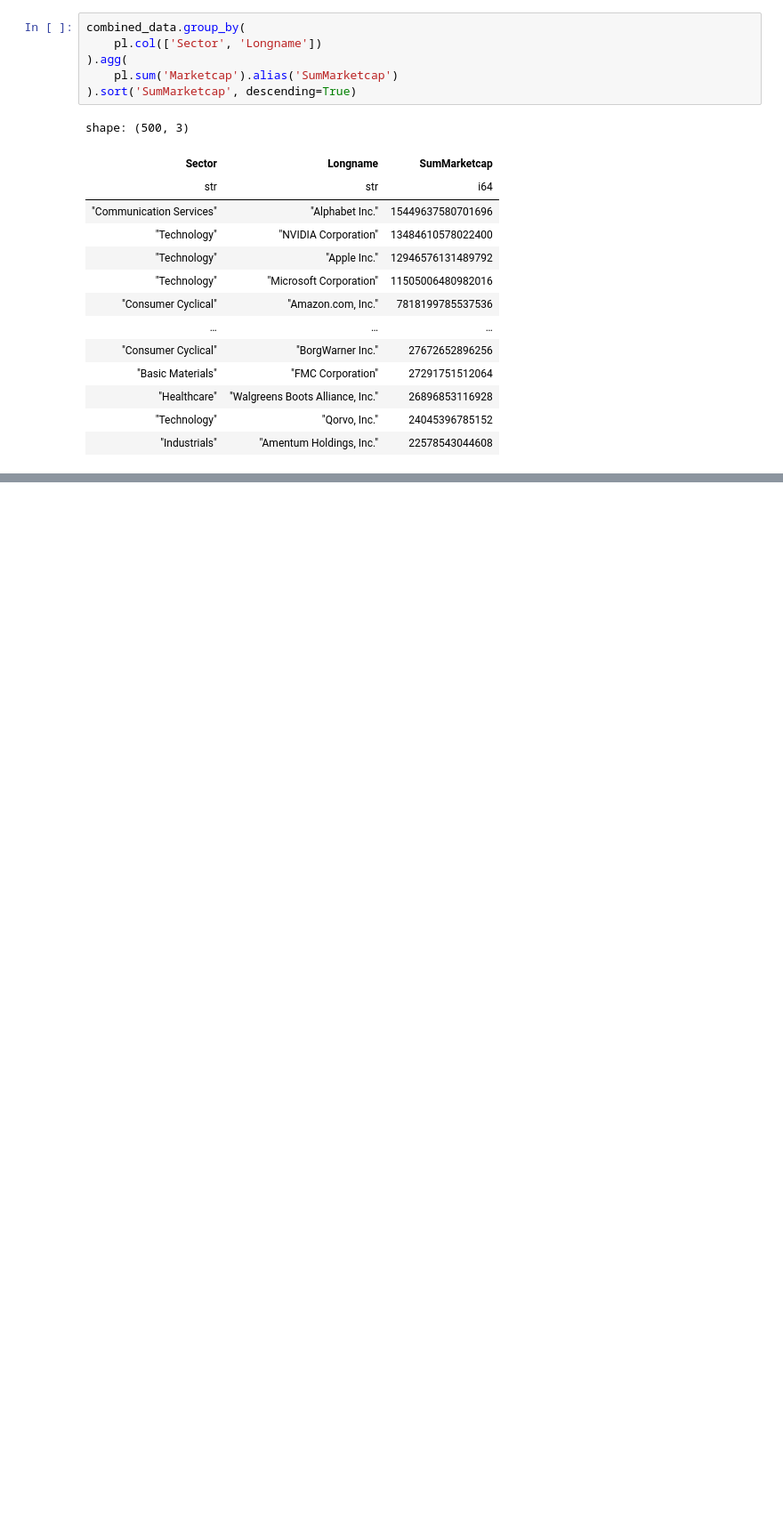
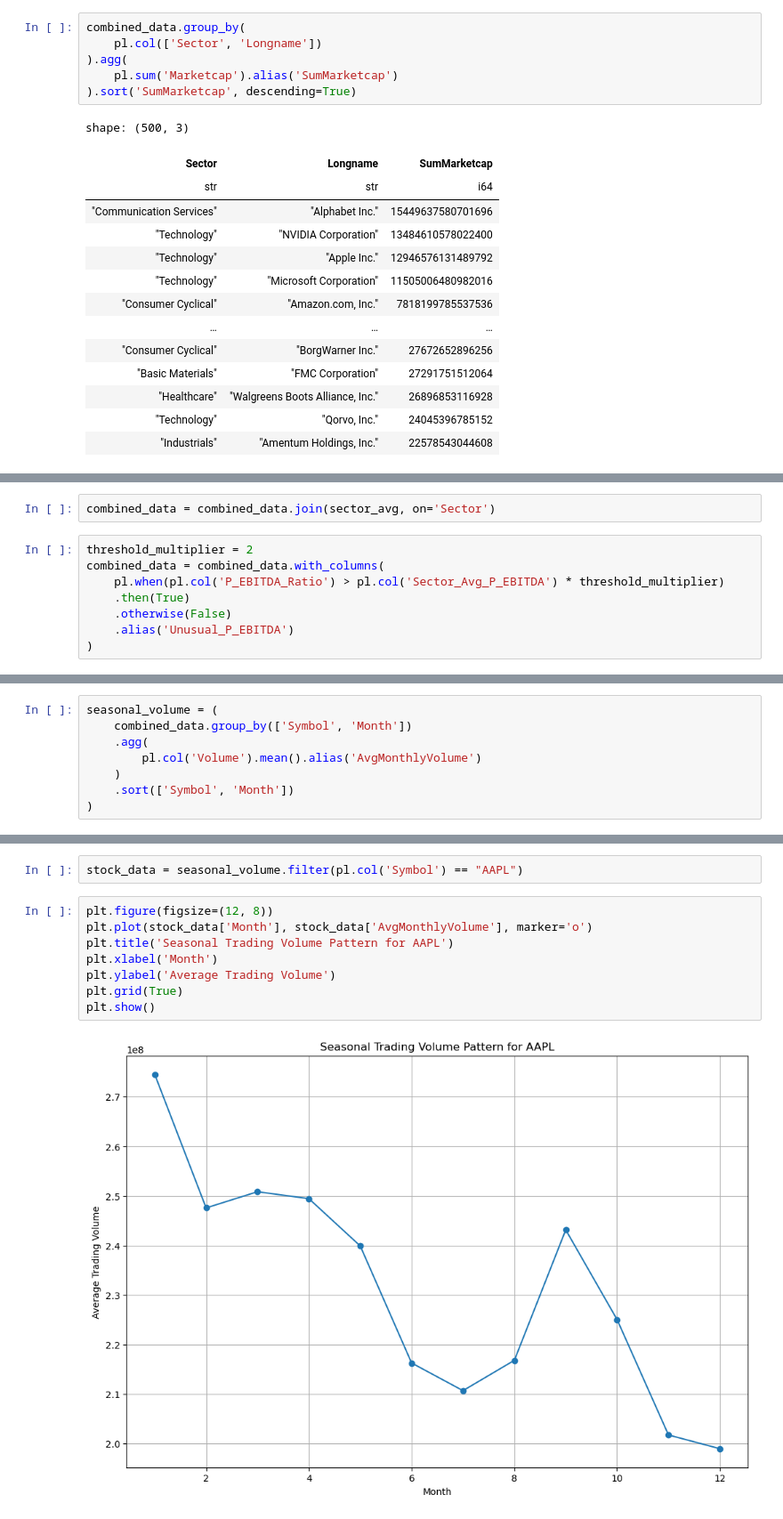
Before and after one commit to ZygimantasB/polars_library, a Jupyter notebook: kaggle/sp_500.ipynb, the cells around one changed output, grey strips where cells are left out. Shown at 89% size. Saved outputs shown, nothing was run; the diff lists cells and outputs as text; blank space fills up the shorter version.

```diff
--- a/kaggle/sp_500.ipynb
+++ b/kaggle/sp_500.ipynb
@@ -75,0 +816,10 @@ shape: (500, 3)
+# %%
+combined_data = combined_data.join(sector_avg, on='Sector')
+# %%
+threshold_multiplier = 2
+combined_data = combined_data.with_columns(
+    pl.when(pl.col('P_EBITDA_Ratio') > pl.col('Sector_Avg_P_EBITDA') * threshold_multiplier)
+    .then(True)
+    .otherwise(False)
+    .alias('Unusual_P_EBITDA')
+)
@@ -75,0 +845,8 @@ shape: (500, 3)
+# %%
+seasonal_volume = (
+    combined_data.group_by(['Symbol', 'Month'])
+    .agg(
+        pl.col('Volume').mean().alias('AvgMonthlyVolume')
+    )
+    .sort(['Symbol', 'Month'])
+)
@@ -75,0 +870,12 @@ shape: (500, 3)
+# %%
+stock_data = seasonal_volume.filter(pl.col('Symbol') == "AAPL")
+# %%
+plt.figure(figsize=(12, 8))
+plt.plot(stock_data['Month'], stock_data['AvgMonthlyVolume'], marker='o')
+plt.title('Seasonal Trading Volume Pattern for AAPL')
+plt.xlabel('Month')
+plt.ylabel('Average Trading Volume')
+plt.grid(True)
+plt.show()
+# %% [output]
+[figure, added]
```
Also changed, not shown: parts of 111 cells of this notebook.
